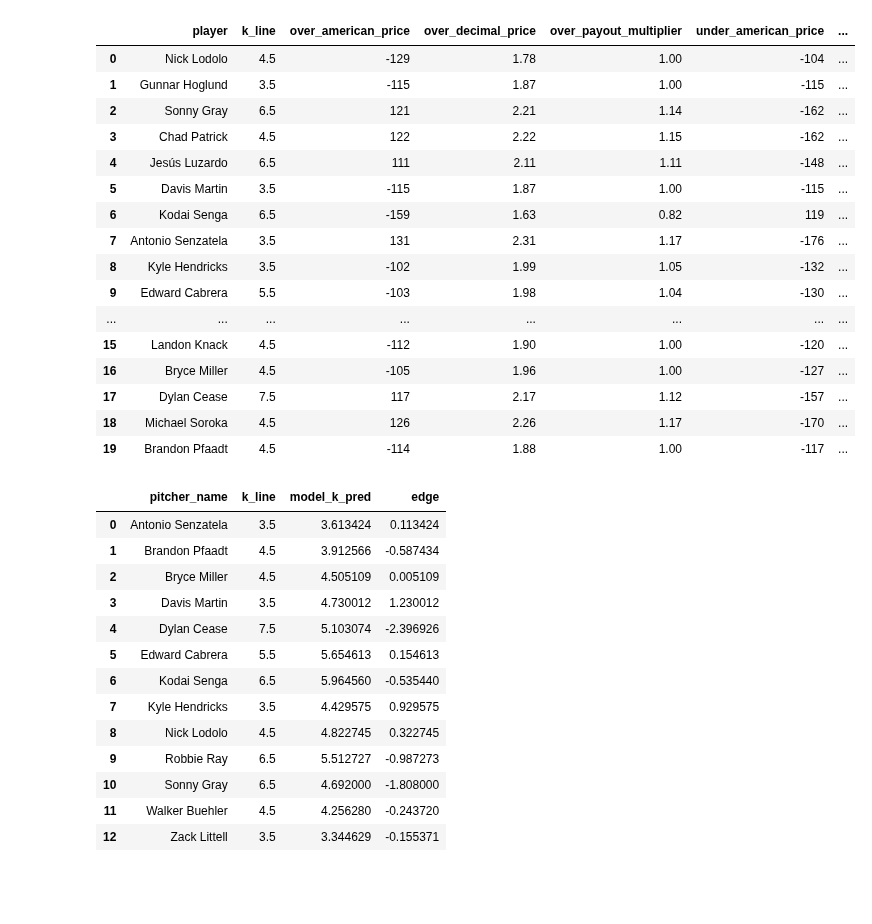
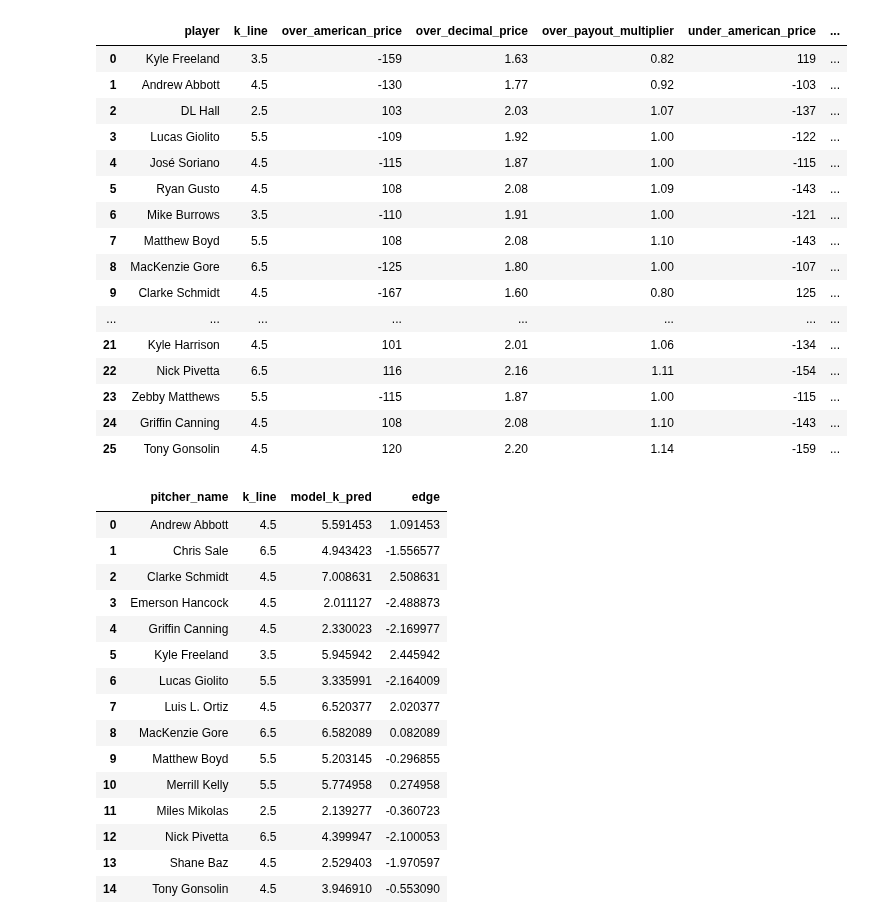
Before and after one commit to b00se/sportsbalf, a Jupyter notebook: notebooks/pitcher_prediction.ipynb, the cells around one changed output. Saved outputs shown, nothing was run; the diff lists cells and outputs as text; code cells hidden in the pictures; blank space fills up the shorter version.

```diff
--- a/notebooks/pitcher_prediction.ipynb
+++ b/notebooks/pitcher_prediction.ipynb
@@ -1,27 +1,27 @@
 # %%
 import pandas as pd
 import json
 
-lines = pd.read_csv("../data/lines/strikeouts.csv")
+lines = pd.read_csv("../data/lines/strikeouts_2025-06-04.csv")
 lines.head(99)
 # %% [output]
 |  | player | k_line | over_american_price | over_decimal_price | over_payout_multiplier | under_american_price | ... |
-| 0 | Nick Lodolo | 4.5 | -129 | 1.78 | 1.00 | -104 | ... |
-| 1 | Gunnar Hoglund | 3.5 | -115 | 1.87 | 1.00 | -115 | ... |
-| 2 | Sonny Gray | 6.5 | 121 | 2.21 | 1.14 | -162 | ... |
-| 3 | Chad Patrick | 4.5 | 122 | 2.22 | 1.15 | -162 | ... |
-| 4 | Jesús Luzardo | 6.5 | 111 | 2.11 | 1.11 | -148 | ... |
-| 5 | Davis Martin | 3.5 | -115 | 1.87 | 1.00 | -115 | ... |
-| 6 | Kodai Senga | 6.5 | -159 | 1.63 | 0.82 | 119 | ... |
-| 7 | Antonio Senzatela | 3.5 | 131 | 2.31 | 1.17 | -176 | ... |
-| 8 | Kyle Hendricks | 3.5 | -102 | 1.99 | 1.05 | -132 | ... |
-| 9 | Edward Cabrera | 5.5 | -103 | 1.98 | 1.04 | -130 | ... |
+| 0 | Kyle Freeland | 3.5 | -159 | 1.63 | 0.82 | 119 | ... |
+| 1 | Andrew Abbott | 4.5 | -130 | 1.77 | 0.92 | -103 | ... |
+| 2 | DL Hall | 2.5 | 103 | 2.03 | 1.07 | -137 | ... |
+| 3 | Lucas Giolito | 5.5 | -109 | 1.92 | 1.00 | -122 | ... |
+| 4 | José Soriano | 4.5 | -115 | 1.87 | 1.00 | -115 | ... |
+| 5 | Ryan Gusto | 4.5 | 108 | 2.08 | 1.09 | -143 | ... |
+| 6 | Mike Burrows | 3.5 | -110 | 1.91 | 1.00 | -121 | ... |
+| 7 | Matthew Boyd | 5.5 | 108 | 2.08 | 1.10 | -143 | ... |
+| 8 | MacKenzie Gore | 6.5 | -125 | 1.80 | 1.00 | -107 | ... |
+| 9 | Clarke Schmidt | 4.5 | -167 | 1.60 | 0.80 | 125 | ... |
 | ... | ... | ... | ... | ... | ... | ... | ... |
-| 15 | Landon Knack | 4.5 | -112 | 1.90 | 1.00 | -120 | ... |
-| 16 | Bryce Miller | 4.5 | -105 | 1.96 | 1.00 | -127 | ... |
-| 17 | Dylan Cease | 7.5 | 117 | 2.17 | 1.12 | -157 | ... |
-| 18 | Michael Soroka | 4.5 | 126 | 2.26 | 1.17 | -170 | ... |
-| 19 | Brandon Pfaadt | 4.5 | -114 | 1.88 | 1.00 | -117 | ... |
+| 21 | Kyle Harrison | 4.5 | 101 | 2.01 | 1.06 | -134 | ... |
+| 22 | Nick Pivetta | 6.5 | 116 | 2.16 | 1.11 | -154 | ... |
+| 23 | Zebby Matthews | 5.5 | -115 | 1.87 | 1.00 | -115 | ... |
+| 24 | Griffin Canning | 4.5 | 108 | 2.08 | 1.10 | -143 | ... |
+| 25 | Tony Gonsolin | 4.5 | 120 | 2.20 | 1.14 | -159 | ... |
 # %%
 
 probables = lines['player'].unique().tolist()
@@ -49,19 +49,21 @@ picks = merged[['pitcher_name', 'k_line', 'model_k_pred', 'edge']]
 picks.head(99)
 # %% [output]
 |  | pitcher_name | k_line | model_k_pred | edge |
-| 0 | Antonio Senzatela | 3.5 | 3.613424 | 0.113424 |
-| 1 | Brandon Pfaadt | 4.5 | 3.912566 | -0.587434 |
-| 2 | Bryce Miller | 4.5 | 4.505109 | 0.005109 |
-| 3 | Davis Martin | 3.5 | 4.730012 | 1.230012 |
-| 4 | Dylan Cease | 7.5 | 5.103074 | -2.396926 |
-| 5 | Edward Cabrera | 5.5 | 5.654613 | 0.154613 |
-| 6 | Kodai Senga | 6.5 | 5.964560 | -0.535440 |
-| 7 | Kyle Hendricks | 3.5 | 4.429575 | 0.929575 |
-| 8 | Nick Lodolo | 4.5 | 4.822745 | 0.322745 |
-| 9 | Robbie Ray | 6.5 | 5.512727 | -0.987273 |
-| 10 | Sonny Gray | 6.5 | 4.692000 | -1.808000 |
-| 11 | Walker Buehler | 4.5 | 4.256280 | -0.243720 |
-| 12 | Zack Littell | 3.5 | 3.344629 | -0.155371 |
+| 0 | Andrew Abbott | 4.5 | 5.591453 | 1.091453 |
+| 1 | Chris Sale | 6.5 | 4.943423 | -1.556577 |
+| 2 | Clarke Schmidt | 4.5 | 7.008631 | 2.508631 |
+| 3 | Emerson Hancock | 4.5 | 2.011127 | -2.488873 |
+| 4 | Griffin Canning | 4.5 | 2.330023 | -2.169977 |
+| 5 | Kyle Freeland | 3.5 | 5.945942 | 2.445942 |
+| 6 | Lucas Giolito | 5.5 | 3.335991 | -2.164009 |
+| 7 | Luis L. Ortiz | 4.5 | 6.520377 | 2.020377 |
+| 8 | MacKenzie Gore | 6.5 | 6.582089 | 0.082089 |
+| 9 | Matthew Boyd | 5.5 | 5.203145 | -0.296855 |
+| 10 | Merrill Kelly | 5.5 | 5.774958 | 0.274958 |
+| 11 | Miles Mikolas | 2.5 | 2.139277 | -0.360723 |
+| 12 | Nick Pivetta | 6.5 | 4.399947 | -2.100053 |
+| 13 | Shane Baz | 4.5 | 2.529403 | -1.970597 |
+| 14 | Tony Gonsolin | 4.5 | 3.946910 | -0.553090 |
 # %%
 # Absolute edge and sort
 merged['abs_edge'] = merged['edge'].abs()
```
Also changed, not shown: parts of 1 cell of this notebook, 8 other files.
